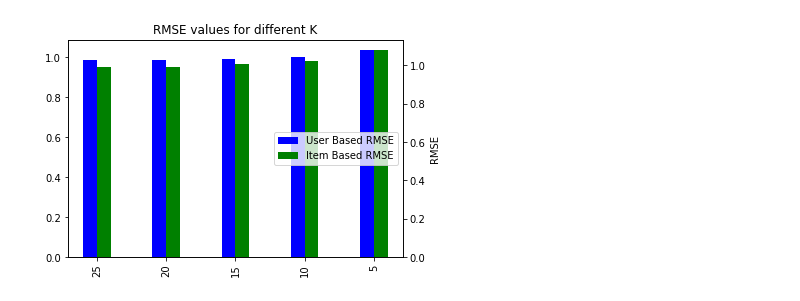
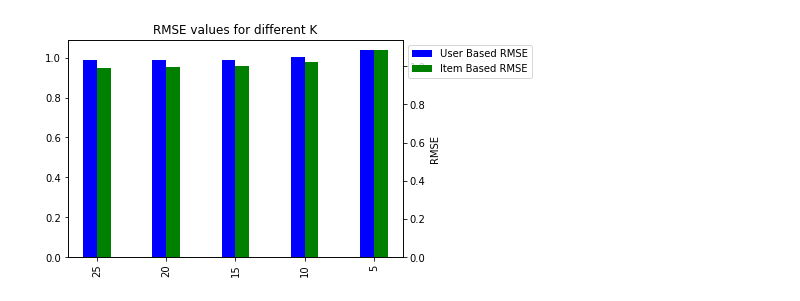
Before and after one commit to SHRRUTII/RecommenderSystem, a Jupyter notebook: HW7_code.ipynb, the cells around one changed output. Drawn from its saved outputs; the diff is of its cells as text; code cells hidden in the pictures.

```diff
--- a/HW7_code.ipynb
+++ b/HW7_code.ipynb
@@ -476,18 +539,18 @@ min_rmse: 0.9900569591232976
 # %%
 import numpy as np
 x = np.arange(5)
 ax1 = plt.subplot(1,1,1)
 k=(25,20,15,10,5)
 w = 0.2
 plt.xticks(x + w /2,k,rotation='vertical')
 user_based =ax1.bar(x,data1.test_rmse,width=w, color='b', align='center')
 ax2 = ax1.twinx()
 item_based =ax2.bar(x + w,data2.test_rmse, width=w,color='g',align='center')
 plt.ylabel('RMSE')
-plt.legend([user_based, item_based],['User Based RMSE', 'Item Based RMSE'],loc=7)
+plt.legend([user_based, item_based],['User Based RMSE', 'Item Based RMSE'],bbox_to_anchor=(1,1), loc="upper left")
 plt.title('RMSE values for different K')
 plt.show()
 
 #plt.savefig("C:/Users/shrut/Documents/MachineLearning/HW7/RMSE_K_Values.png")
 # %% [output]
-[figure, old version]
+[figure, new version]
```
Also changed, not shown: parts of 17 cells of this notebook.
